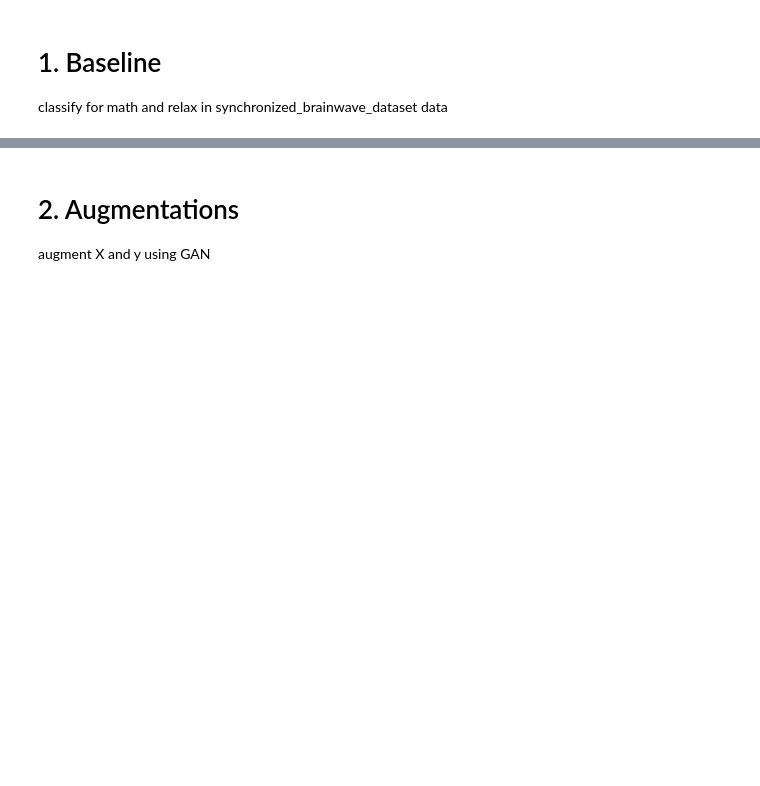
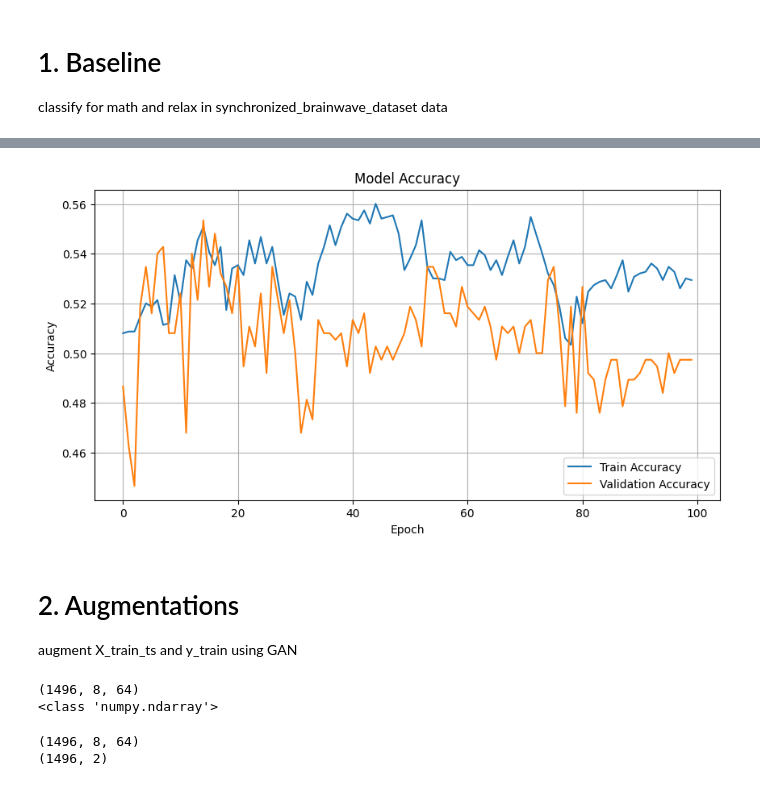
Before and after one commit to AlexanderVNikitin/tsgm, a Jupyter notebook: tutorials/EEG_test.ipynb, the cells around one changed output, grey strips where cells are left out. Drawn from its saved outputs; the diff is of its cells as text; code cells hidden in the pictures; blank space fills up the shorter version.

```diff
--- a/tutorials/EEG_test.ipynb
+++ b/tutorials/EEG_test.ipynb
@@ -218,4 +190,18 @@ val accuracy in normal model: 0.5
+# %%
+# Plot training & validation accuracy values
+plt.figure(figsize=(10, 5))
+plt.plot(history.history['accuracy'], label='Train Accuracy')
+plt.plot(history.history['val_accuracy'], label='Validation Accuracy')
+plt.title('Model Accuracy')
+plt.ylabel('Accuracy')
+plt.xlabel('Epoch')
+plt.legend(loc='lower right')
+plt.grid(True)
+plt.show()
+# %% [output]
+[figure, added]
 # %% [markdown]
 # 2. Augmentations
-augment X and y using GAN
+
+augment X_train_ts and y_train using GAN
 # %%
@@ -225,3 +211,9 @@ batch_size = 128
 
 # generator_in_channels = latent_dim + output_dim
 # discriminator_in_channels = feature_dim + output_dim
+# %%
+print(X_train_ts.shape)
+print(type(X_train_ts))
+# %% [output]
+(1496, 8, 64)
+<class 'numpy.ndarray'>
@@ -228,2 +233,8 @@ batch_size = 128
+# %%
+print(X_train_ts_scaled_32.shape)
+print(y_train_onehot_32.shape)
+# %% [output]
+(1496, 8, 64)
+(1496, 2)
 # %%
 # adjust its shape to series
```
Also changed, not shown: parts of 32 cells of this notebook.
